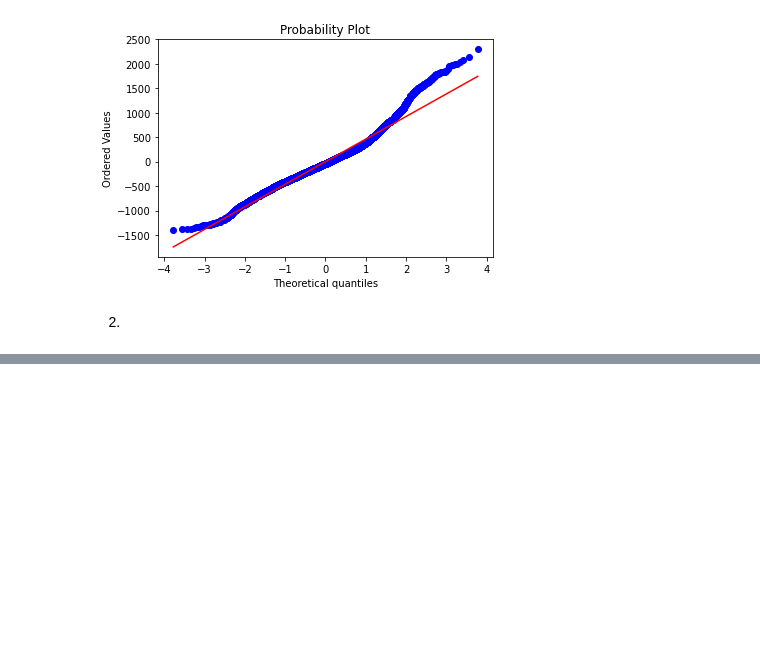
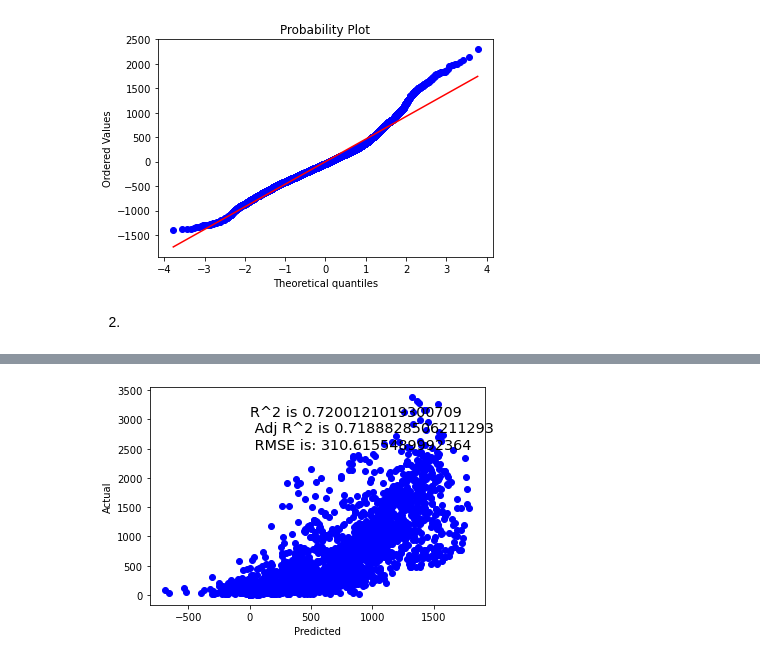
Before and after one commit to insper-classroom/22-2c-cd-p2-grupo_isa-mari_p2, a Jupyter notebook: Modelo_de_Predição_.ipynb, the cells around one changed output, grey strips where cells are left out. Drawn from its saved outputs; the diff is of its cells as text; code cells hidden in the pictures; blank space fills up the shorter version.

Commit message:
modelo_de_predição-2

```diff
--- a/Modelo_de_Predição_.ipynb
+++ b/Modelo_de_Predição_.ipynb
@@ -246,0 +298,7 @@ probplot(results.resid, dist=norm, plot=plt);
+# %%
+Seasons=pd.get_dummies(bikes['Seasons'],drop_first=True)
+# %%
+bikes1=bikes.append(Seasons)
+bikes1.fillna(0,inplace=True)
+bikes1.drop('Seasons',axis=1,inplace=True)
+bikes1.isnull().sum()
@@ -246,0 +325,20 @@ probplot(results.resid, dist=norm, plot=plt);
+# %%
+X=bikes1.drop('Rented Bike Count',axis=1)
+y=bikes1['Rented Bike Count']
+# %%
+def predict(ml_model,X,y):
+    X_train,X_test,y_train,y_test=train_test_split(X,y,test_size=0.25,random_state=12)
+    sc=StandardScaler()
+    X_train=sc.fit_transform(X_train)
+    X_test=sc.transform(X_test)
+    model=ml_model.fit(X_train,y_train)
+    y_pred=model.predict(X_test)
+    plt.scatter(y_pred,y_test,color='b')
+    plt.xlabel('Predicted')
+    plt.ylabel('Actual')
+    overlay=(f'R^2 is {model.score(X_test,y_test)}\n Adj R^2 is {1-(1-model.score(X_test,y_test))*(len(y_test)-1)/(len(y_test)-X_test.shape[1]-1)}\n RMSE is: {mean_squared_error(y_test,y_pred,squared=False)}')
+    plt.annotate(s=overlay,xy=(0,2500),size='x-large')
+# %%
+predict(LinearRegression(),X,y)
+# %% [output]
+[figure, added]
```
Also changed, not shown: parts of 16 cells of this notebook, 1 other file.
